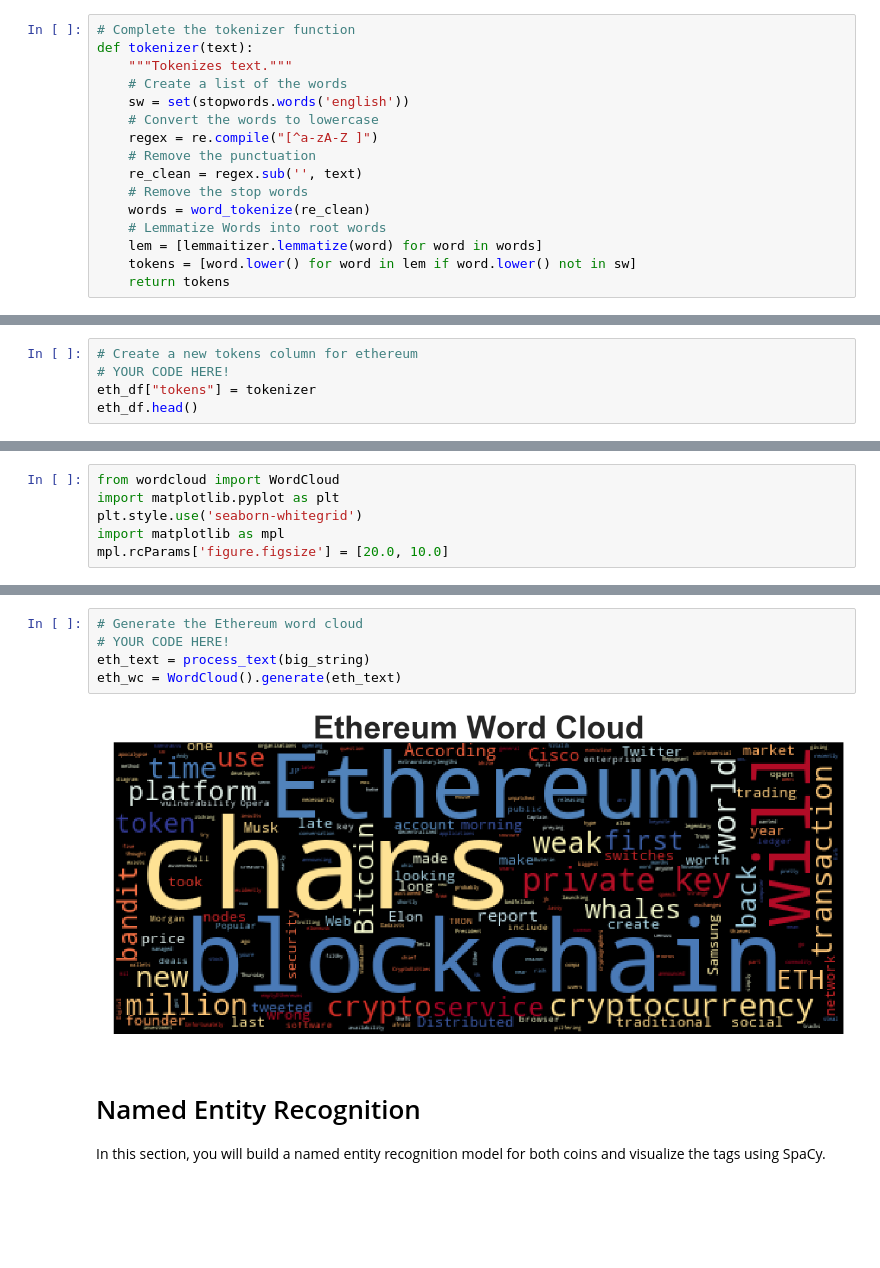
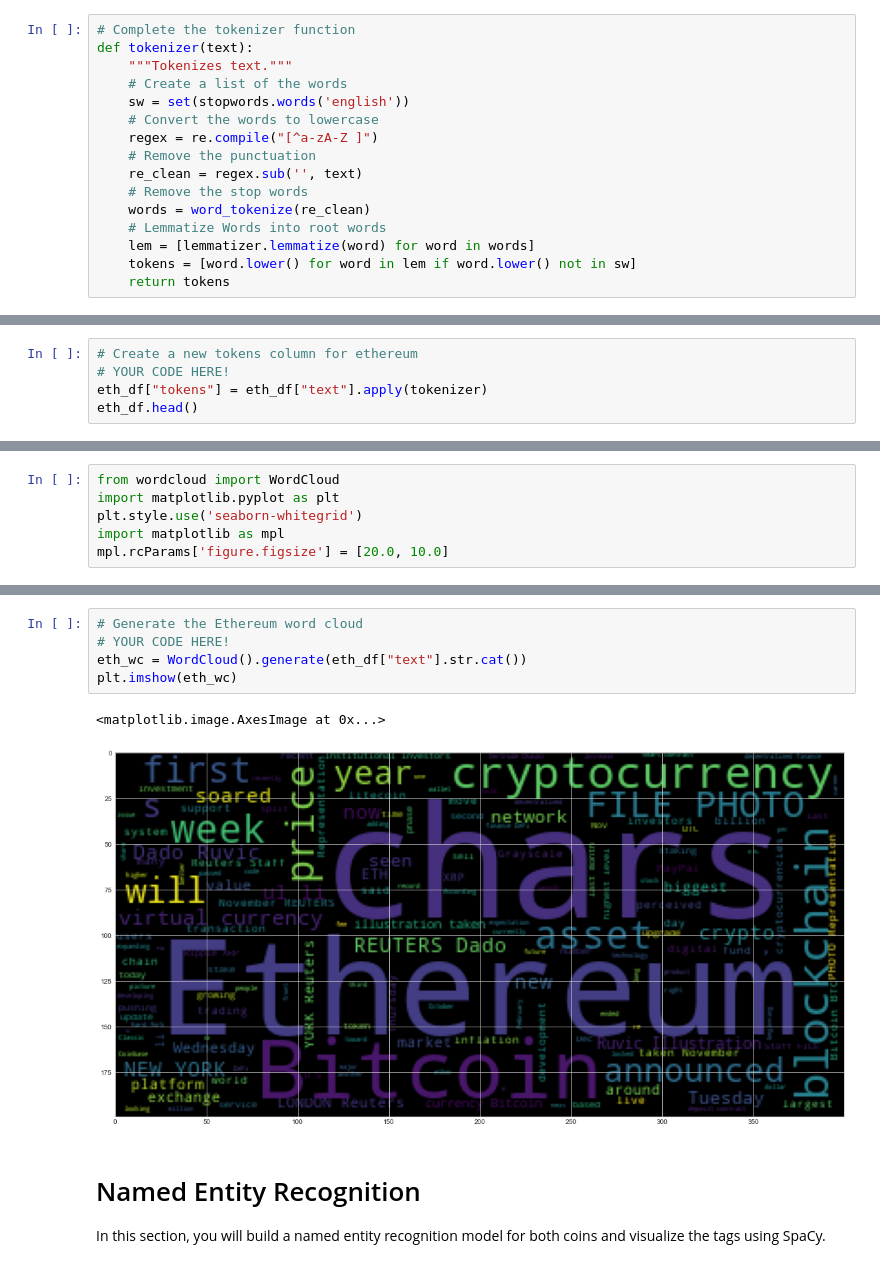
Before and after one commit to jtmcginley123/unit12, a Jupyter notebook: Starter_Code/crypto_sentiment.ipynb, the cells around one changed output, grey strips where cells are left out. Cells and saved outputs as stored; diff of their text form; blank space fills up the shorter version.

```diff
--- a/Starter_Code/crypto_sentiment.ipynb
+++ b/Starter_Code/crypto_sentiment.ipynb
@@ -181,7 +227,7 @@ def tokenizer(text):
     # Remove the stop words
     words = word_tokenize(re_clean)
     # Lemmatize Words into root words
-    lem = [lemmaitizer.lemmatize(word) for word in words]
+    lem = [lemmatizer.lemmatize(word) for word in words]
     tokens = [word.lower() for word in lem if word.lower() not in sw]
     return tokens
 # %%
@@ -194,7 +246,7 @@ NameError: name 'btc_df' is not defined
 # %%
 # Create a new tokens column for ethereum
 # YOUR CODE HERE!
-eth_df["tokens"] = tokenizer
+eth_df["tokens"] = eth_df["text"].apply(tokenizer)
 eth_df.head()
 # %% [output]
 |  | compound | positive | negative | neutral | text | tokens |
@@ -298,10 +359,11 @@ btc_wc = WordCloud().generate(btc_text)
 # %%
 # Generate the Ethereum word cloud
 # YOUR CODE HERE!
-eth_text = process_text(big_string)
-eth_wc = WordCloud().generate(eth_text)
+eth_wc = WordCloud().generate(eth_df["text"].str.cat())
+plt.imshow(eth_wc)
 # %% [output]
+<matplotlib.image.AxesImage at 0x...>
-[figure, old version]
+[figure, new version]
 # %% [markdown]
 # Named Entity Recognition
 
```
Also changed, not shown: parts of 21 cells of this notebook, 1 other file.
